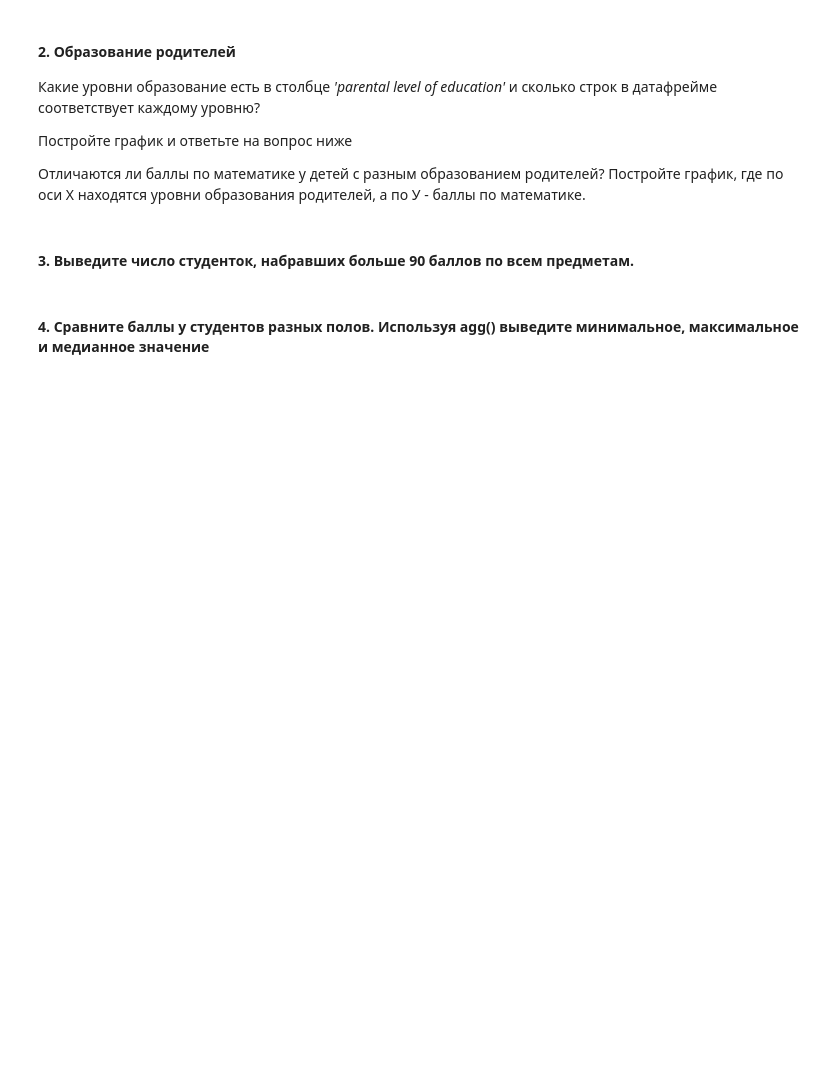
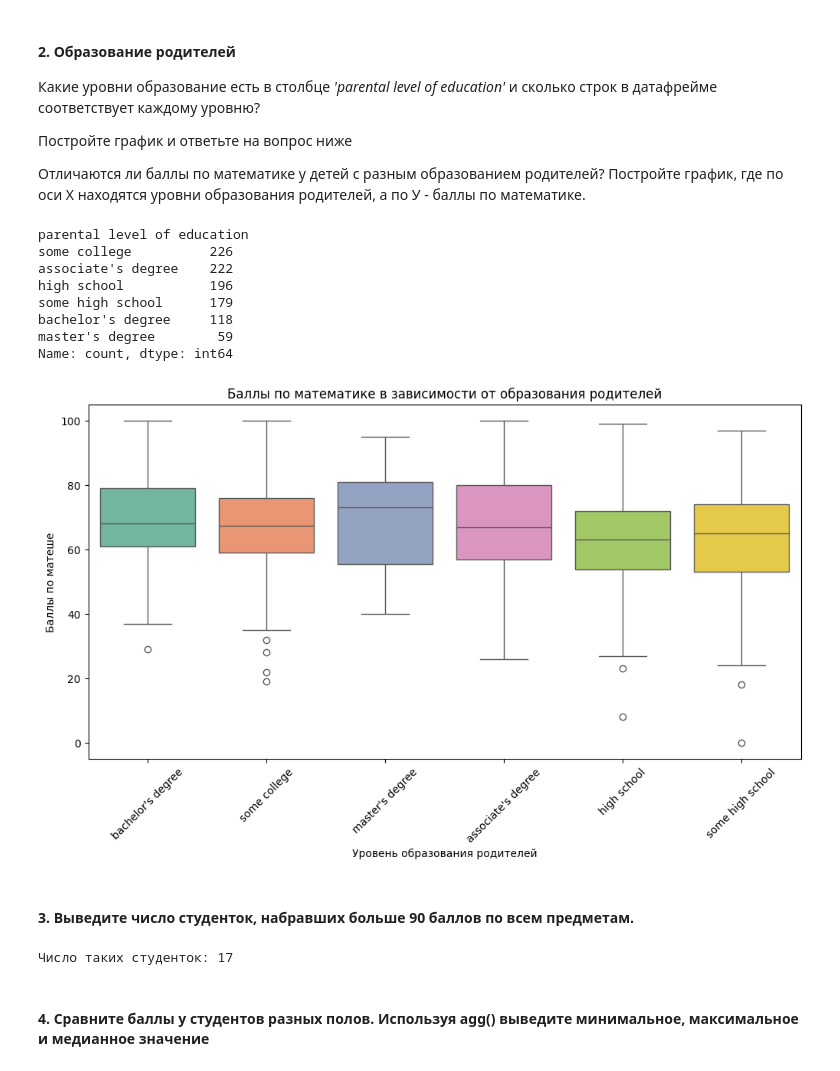
Before and after one commit to fruct49/ml_practice, a Jupyter notebook: 5. Библиотека Pandas. Визуальный анализ данных/Практическая_работа_№5_Библиотека_Pandas.ipynb, the cells around one changed output. Saved outputs shown, nothing was run; the diff lists cells and outputs as text; code cells hidden in the pictures; blank space fills up the shorter version.

```diff
--- a/5. Библиотека Pandas. Визуальный анализ данных/Практическая_работа_№5_Библиотека_Pandas.ipynb
+++ b/5. Библиотека Pandas. Визуальный анализ данных/Практическая_работа_№5_Библиотека_Pandas.ipynb
@@ -622,7 +661,40 @@ df
 
 Отличаются ли баллы по математике у детей с разным образованием родителей?
 Постройте график, где по оси Х находятся уровни образования родителей, а по У - баллы по математике.
+# %%
+print(df['parental level of education'].value_counts())
+
+plt.figure(figsize=(12, 6))
+
+sns.boxplot(data=df, x='parental level of education', y='math score',
+            palette='Set2', hue='parental level of education')
+
+plt.xticks(rotation=45)
+
+plt.title('Баллы по математике в зависимости от образования родителей')
+plt.xlabel('Уровень образования родителей')
+plt.ylabel('Баллы по матеше')
+
+plt.show()
+# %% [output]
+parental level of education
+some college          226
+associate's degree    222
+high school           196
+some high school      179
+bachelor's degree     118
+master's degree        59
+Name: count, dtype: int64
+[figure, added]
 # %% [markdown]
 #### 3. Выведите число студенток, набравших больше 90 баллов по всем предметам.
+# %%
+top_females = df[(df['gender'] == 'female') &
+                 (df['math score'] > 90) &
+                 (df['reading score'] > 90) &
+                 (df['writing score'] > 90)]
+print(f"Число таких студенток: {len(top_females)}")
+# %% [output]
+Число таких студенток: 17
 # %% [markdown]
 #### 4. Сравните баллы у студентов разных полов. Используя agg() выведите минимальное, максимальное и медианное значение
```
Also changed, not shown: parts of 14 cells of this notebook.
